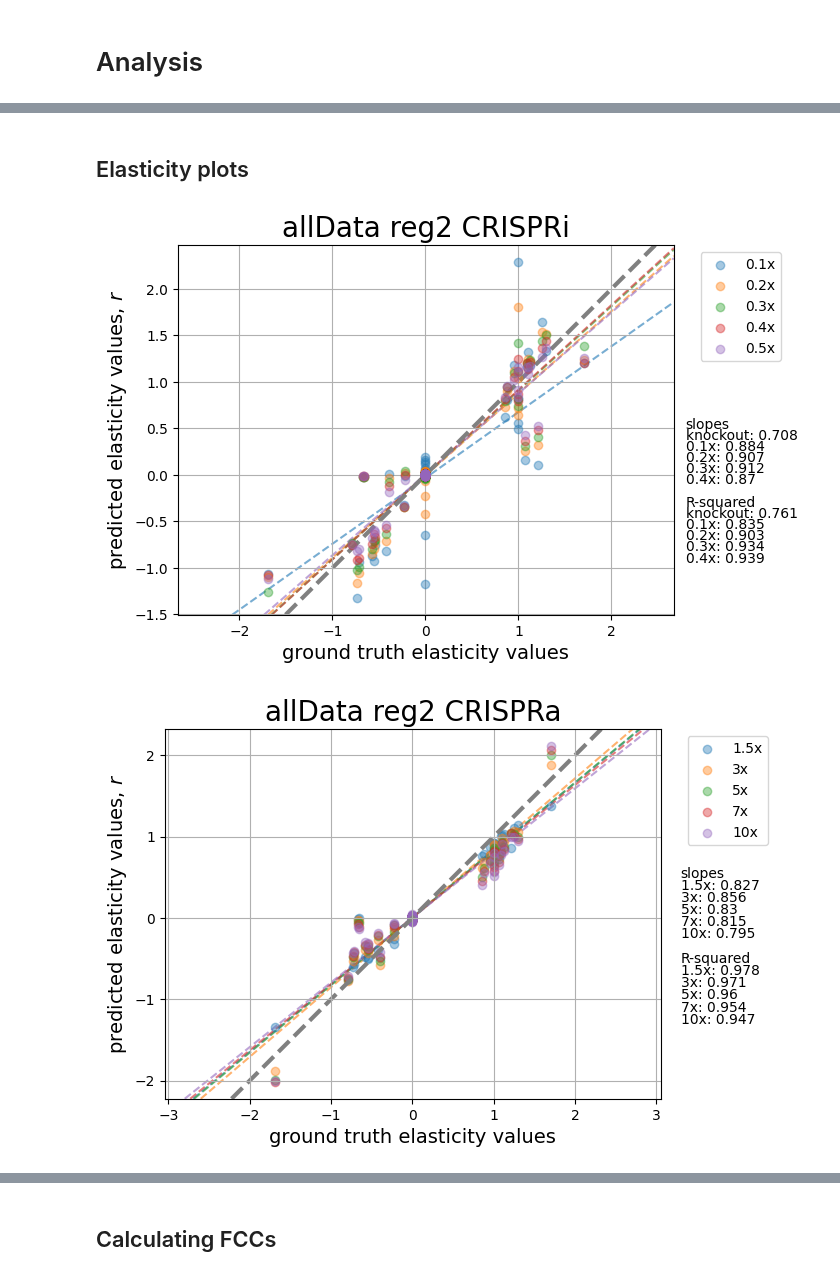
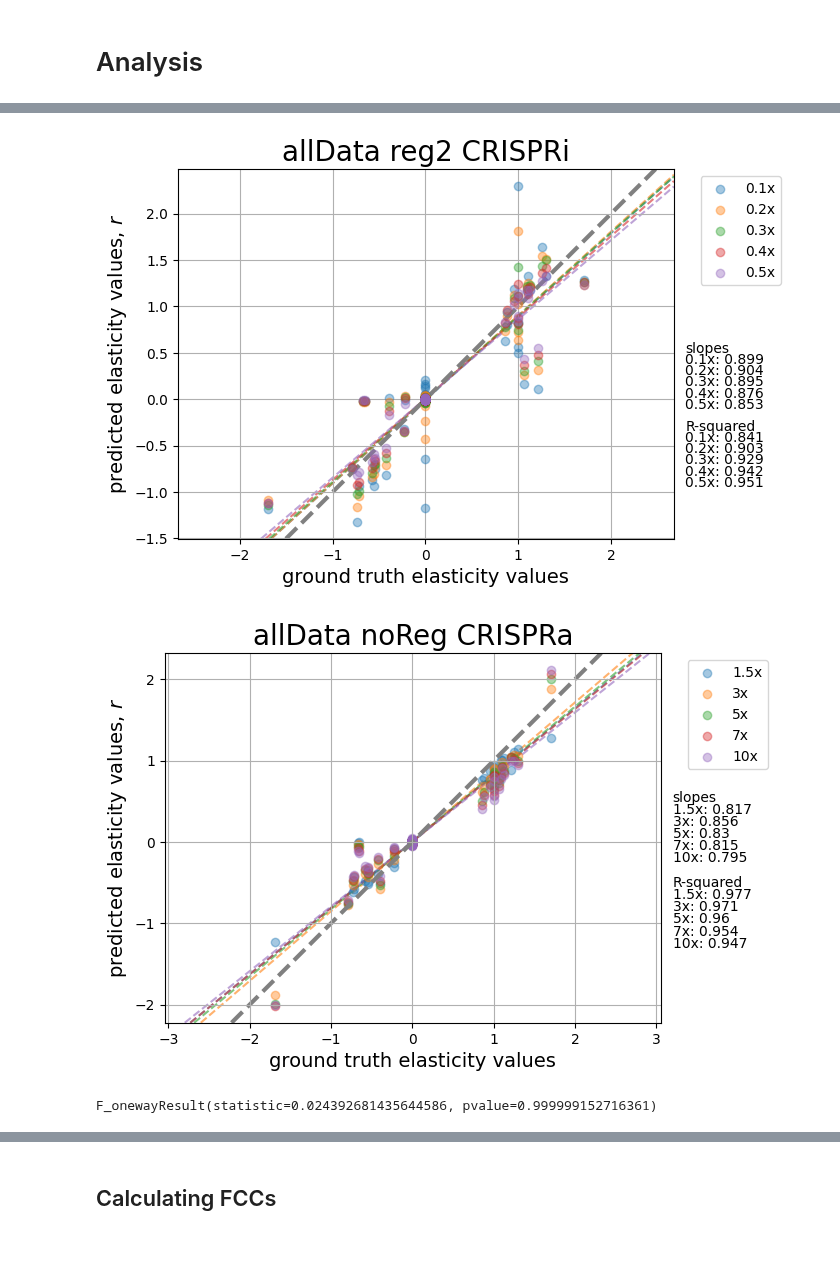
Before and after one commit to sys-bio/BMCA-pipeline, a Jupyter notebook: notebooks/topologyA/all_data/topologyA-reg2.ipynb, the cells around one changed output, grey strips where cells are left out. Saved outputs shown, nothing was run; the diff lists cells and outputs as text; code cells hidden in the pictures; blank space fills up the shorter version.

```diff
--- a/notebooks/topologyA/all_data/topologyA-reg2.ipynb
+++ b/notebooks/topologyA/all_data/topologyA-reg2.ipynb
@@ -50,6 +64,6 @@ r.steadyState()
 # %%
-pt_levels = [0, 0.1, 0.2, 0.3, 0.4,0.5, 1.5, 3, 5, 7, 10]
-pt_labels = ['knockout','0.1x', '0.2x', '0.3x', '0.4x','0.5x', '1.5x', '3x', '5x', '7x', '10x']
+pt_levels = [0.1, 0.2, 0.3, 0.4,0.5, 1.5, 3, 5, 7, 10]
+pt_labels = ['0.1x', '0.2x', '0.3x', '0.4x','0.5x', '1.5x', '3x', '5x', '7x', '10x']
 # %%
 data_file0 = '../../../data/interim/generated_data/topologyA-reg2/topologyA-reg2_0.csv'
 data_file01 = '../../../data/interim/generated_data/topologyA-reg2/topologyA-reg2_0.1.csv'
@@ -198,7 +212,7 @@ with gzip.open("topologyA-reg2_allData_traces.pgz", "wb") as f:
 # %% [markdown]
 # Analysis
 # %%
-picklefolder = '../../../data/results/tracePickles/'
+picklefolder = '../../../data/results/tracePickles-20240718/'
 with gzip.open(picklefolder + 'topologyA-reg2_allData_traces.pgz', "rb") as f:
     traces = cloudpickle.load(f, encoding='bytes')
 # %%
@@ -242,15 +255,13 @@ arviz - WARNING - Shape validation failed: input_shape: (1, 1000), minimum_shape
-# %% [markdown]
-## Elasticity plots
 # %%
 elasticity_values = np.column_stack([r.getScaledElasticityMatrix().flatten(),
-                                Ex0_advi, Ex01_advi, Ex02_advi, Ex03_advi,
-                               Ex04_advi, Ex05_advi,
-                               Ex15_advi, Ex3_advi, Ex5_advi,
-                               Ex7_advi, Ex100_advi])
+                                Ex01_advi, Ex02_advi, Ex03_advi,
+                                Ex04_advi, Ex05_advi,
+                                Ex15_advi, Ex3_advi, Ex5_advi,
+                                Ex7_advi, Ex100_advi])
 
 elasticities_df = pd.DataFrame(elasticity_values, columns=['gt']+pt_labels,
                                index=[i + '_' + ii for i in r.getReactionIds() for ii in r.getFloatingSpeciesIds()])
-# elasticities_df.to_csv('topologyA-noReg_allData_elasticities.csv')
+# elasticities_df.to_csv('topologyA-reg2_allData_elasticities.csv')
 # %%
 e_slopes = [round(util.calculate_slope(elasticities_df['gt'], elasticities_df[i])[0],3) for i in pt_labels]
 e_intercepts = [round(util.calculate_slope(elasticities_df['gt'], elasticities_df[i])[1],3) for i in pt_labels]
@@ -289,39 +300,54 @@ colors = ['tab:blue', 'tab:orange', 'tab:green', 'tab:red', 'tab:purple']
 for i in range(5):
     plt.axline((0, e_intercepts[i]), slope=e_slopes[i], linestyle='--', alpha=0.6, color=colors[i], zorder=0)
 # %% [output]
-[figure, old version]
+[figure, new version]
 # %%
 plt.axes().set_aspect('equal', 'datalim')
 plt.scatter(elasticities_df['gt'], elasticities_df['1.5x'], alpha=0.4, label='1.5x')
 plt.scatter(elasticities_df['gt'], elasticities_df['3x'], alpha=0.4, label='3x')
 plt.scatter(elasticities_df['gt'], elasticities_df['5x'], alpha=0.4, label='5x')
 plt.scatter(elasticities_df['gt'], elasticities_df['7x'], alpha=0.4, label='7x')
 plt.scatter(elasticities_df['gt'], elasticities_df['10x'], alpha=0.4, label='10x')
 
 plt.axline([0, 0], [1, 1], c='gray', linestyle='dashed', zorder=1,linewidth=3)
 plt.grid(True, which='both', axis='both', zorder=0)
 plt.xlabel('ground truth elasticity values', size=14)
 plt.ylabel('predicted elasticity values, $\it{r}$', size=14)
-plt.title('allData reg2 CRISPRa', size=20)
+plt.title('allData noReg CRISPRa', size=20)
 plt.legend(bbox_to_anchor=(1.04, 1), loc="upper left")
 
-left_adjust = 3.3
+left_adjust = 3.2
 line_spacing = 0.15
 slope_start = 0.5
 r2_start = slope_start-(7*line_spacing)
 
 plt.text(left_adjust, slope_start, "slopes")
-for i, label in enumerate(pt_labels[6:11]):
-    plt.text(left_adjust, (slope_start-line_spacing)-(i*line_spacing), f'{label}: {e_slopes[i+6]}')
+for i, label in enumerate(pt_labels[5:10]):
+    plt.text(left_adjust, (slope_start-line_spacing)-(i*line_spacing), f'{label}: {e_slopes[i+5]}')
 
 plt.text(left_adjust, r2_start, 'R-squared')
-for i, label in enumerate(pt_labels[6:11]):
-    plt.text(left_adjust, (r2_start-line_spacing)-(i*line_spacing), f'{label}: {e_r2s[i+6]}')
+for i, label in enumerate(pt_labels[5:10]):
+    plt.text(left_adjust, (r2_start-line_spacing)-(i*line_spacing), f'{label}: {e_r2s[i+5]}')
 
 colors = ['tab:blue', 'tab:orange', 'tab:green', 'tab:red', 'tab:purple']
 for i in range(5):
-    plt.axline((0, e_intercepts[i+6]), slope=e_slopes[i+6], linestyle='--', alpha=0.6, color=colors[i], zorder=0)
+    plt.axline((0, e_intercepts[i+5]), slope=e_slopes[i+5], linestyle='--', alpha=0.6, color=colors[i], zorder=0)
 # %% [output]
-[figure, old version]
+[figure, new version]
+# %%
+# running ANOVA on differences btw gt and predicted
+# elasticities_df = elasticities_df.sub(elasticities_df['gt'], axis=0)
+stats.f_oneway(elasticities_df['0.1x'],
+                elasticities_df['0.2x'],
+                elasticities_df['0.3x'],
+                elasticities_df['0.4x'],
+                elasticities_df['0.5x'],
+                elasticities_df['1.5x'],
+                elasticities_df['3x'],
+                elasticities_df['5x'],
+                elasticities_df['7x'],
+                elasticities_df['10x'])
+# %% [output]
+F_onewayResult(statistic=0.024392681435644586, pvalue=0.999999152716361)
 # %%
 # print out MAE for each perturbation strength
```
Also changed, not shown: parts of 34 cells of this notebook, 32 other files.
